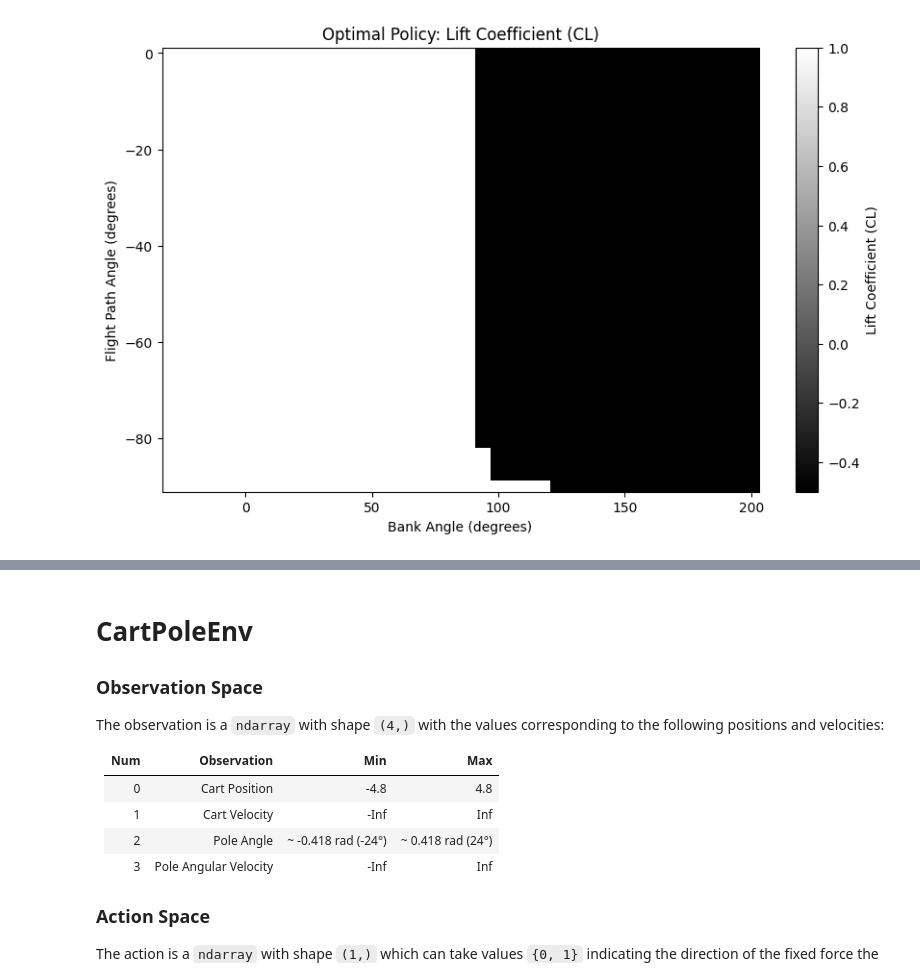
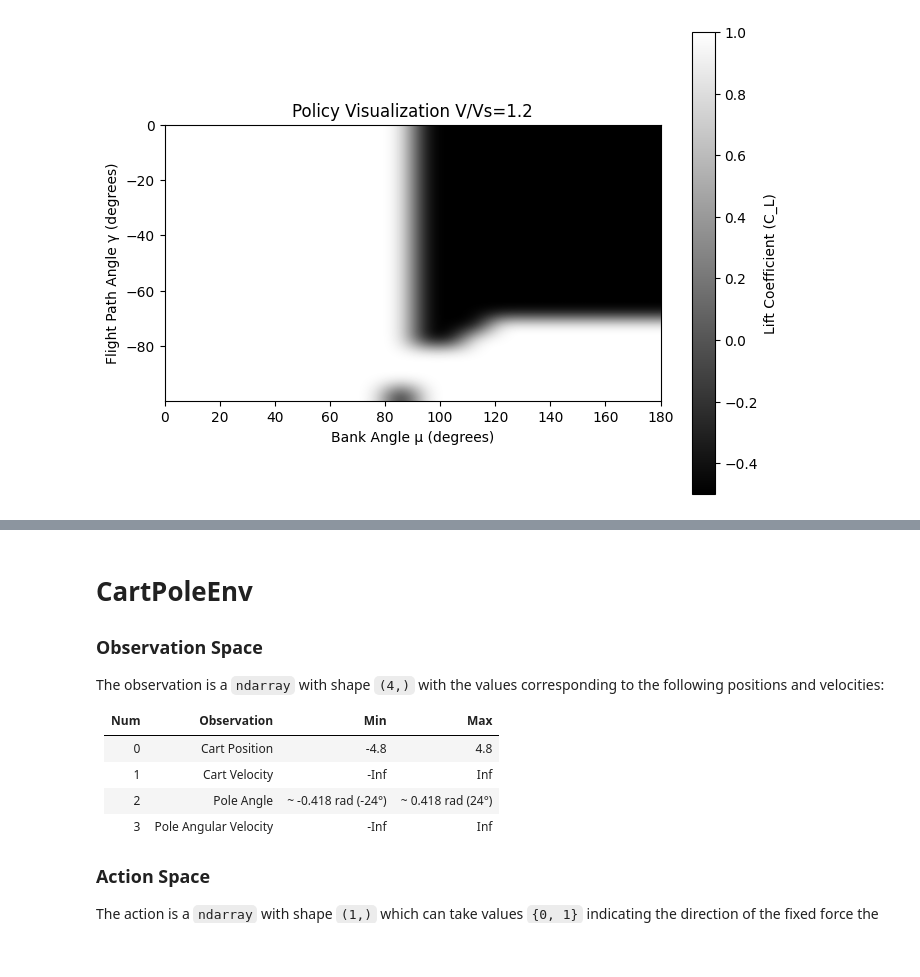
Before and after one commit to nicoRomeroCuruchet/DynamicProgramming, a Jupyter notebook: testing.ipynb, the cells around one changed output, grey strips where cells are left out. Drawn from its saved outputs; the diff is of its cells as text; code cells hidden in the pictures; blank space fills up the shorter version.

```diff
--- a/testing.ipynb
+++ b/testing.ipynb
@@ -173,53 +174,42 @@ import matplotlib.pyplot as plt
 import matplotlib.colors as mcolors
 from utils.utils import get_optimal_action
 
-
-vel_norm = 1.2  # Airspeed (V) in normalized units
+vel_norm = 1.2
 # Example discretization
-flight_path_bins = np.linspace(np.deg2rad(-90), np.deg2rad(0),    40,      dtype=np.float32)
-bank_bins        = np.linspace( np.deg2rad(-30), np.deg2rad(200), 40,      dtype=np.float32)
-
+flight_path_bins = np.linspace(np.deg2rad(-100), np.deg2rad(0), 20, dtype=np.float32)
+bank_bins = np.linspace(np.deg2rad(0), np.deg2rad(180), 20, dtype=np.float32)
 
 # Prepare a 2D array to store the policy (CL values)
-policy_values = np.zeros((len(flight_path_bins), len(bank_bins)))
+policy_values = np.zeros((len(bank_bins), len(flight_path_bins)))  # Transpose shape
 
 # Fill in the 2D array by evaluating your policy at each (γ, μ)
-for i, mu_rad in enumerate(bank_bins):
-    for j, gamma_rad in enumerate(flight_path_bins):
-        # Convert angles to radians if your policy needs it
-        state = np.array([gamma_rad,  vel_norm, mu_rad])
+for i, mu_rad in enumerate(bank_bins):  # μ is now columns
+    for j, gamma_rad in enumerate(flight_path_bins):  # γ is now rows
+        state = np.array([gamma_rad, vel_norm, mu_rad])
         action = get_optimal_action(state, pi)  # Replace with your actual policy call
-        cl = float(action[0])  # If the first element of `action` is the lift coefficient
+        cl = float(action[0])  # Assuming first element of `action` is the lift coefficient
         policy_values[i, j] = cl
-        #print(f"State: {float(np.rad2deg(state)[0]), vel_norm ,float(np.rad2deg(state)[2]) } | CL: {cl}")
-# %%
-# Calculate edges (as before)
-gamma_centers = flight_path_bins
-gamma_step = gamma_centers[1] - gamma_centers[0]
-gamma_edges = np.linspace(gamma_centers[0] - gamma_step/2, gamma_centers[-1] + gamma_step/2, len(gamma_centers)+1)
-gamma_edges_deg = np.rad2deg(gamma_edges)
-
-mu_centers = bank_bins
-mu_step = mu_centers[1] - mu_centers[0]
-mu_edges = np.linspace(mu_centers[0] - mu_step/2, mu_centers[-1] + mu_step/2, len(mu_centers)+1)
-mu_edges_deg = np.rad2deg(mu_edges)
-
-# Plot with inverted axes (swap x and y)
-plt.figure(figsize=(10, 6))
-plt.pcolormesh(
-    mu_edges_deg,  # Now x-axis (bank angles)
-    gamma_edges_deg,  # Now y-axis (flight path angles)
-    policy_values.T,  # Transpose the array to align with swapped axes
-    cmap='gray',
-    shading='flat'
-)
-plt.xlabel('Bank Angle (degrees)')  # Updated label
-plt.ylabel('Flight Path Angle (degrees)')  # Updated label
-cbar = plt.colorbar(label='Lift Coefficient (CL)')
-plt.title('Optimal Policy: Lift Coefficient (CL)')
-plt.show()
-# %% [output]
-[figure, removed]
+# %%
+# Create the plot
+plt.figure(figsize=(8, 6))
+plt.imshow(policy_values.T, cmap="gray", origin="lower",
+           extent=[np.rad2deg(bank_bins[0]), np.rad2deg(bank_bins[-1]),
+                   np.rad2deg(flight_path_bins[0]), np.rad2deg(flight_path_bins[-1])],  interpolation="bicubic")
+
+# ValueError: 'nearet' is not a valid value for interpolation; supported values are 'lanczos',
+# 'bilinear', 'bessel', 'spline36', 'catrom', 'none', 'spline16', 'gaussian', 'hamming', 'antialiased',
+# 'hermite', 'mitchell', 'blackman', 'quadric', 'hanning', 'sinc', 'kaiser', 'bicubic', 'nearest'
+
+
+# Add labels and colorbar
+plt.xlabel("Bank Angle μ (degrees)")  # Now X-axis
+plt.ylabel("Flight Path Angle γ (degrees)")  # Now Y-axis
+plt.colorbar(label="Lift Coefficient (C_L)")
+plt.title(f"Policy Visualization V/Vs={vel_norm}")
+
+plt.show()
+# %% [output]
+[figure, added]
 # %%
 state = np.array([np.deg2rad(-80.),  1.2, np.deg2rad(150)])  # Example state
 get_optimal_action(state, pi)[0]  # Replace with your actual policy call
```
Also changed, not shown: parts of 3 cells of this notebook, 2 other files.
